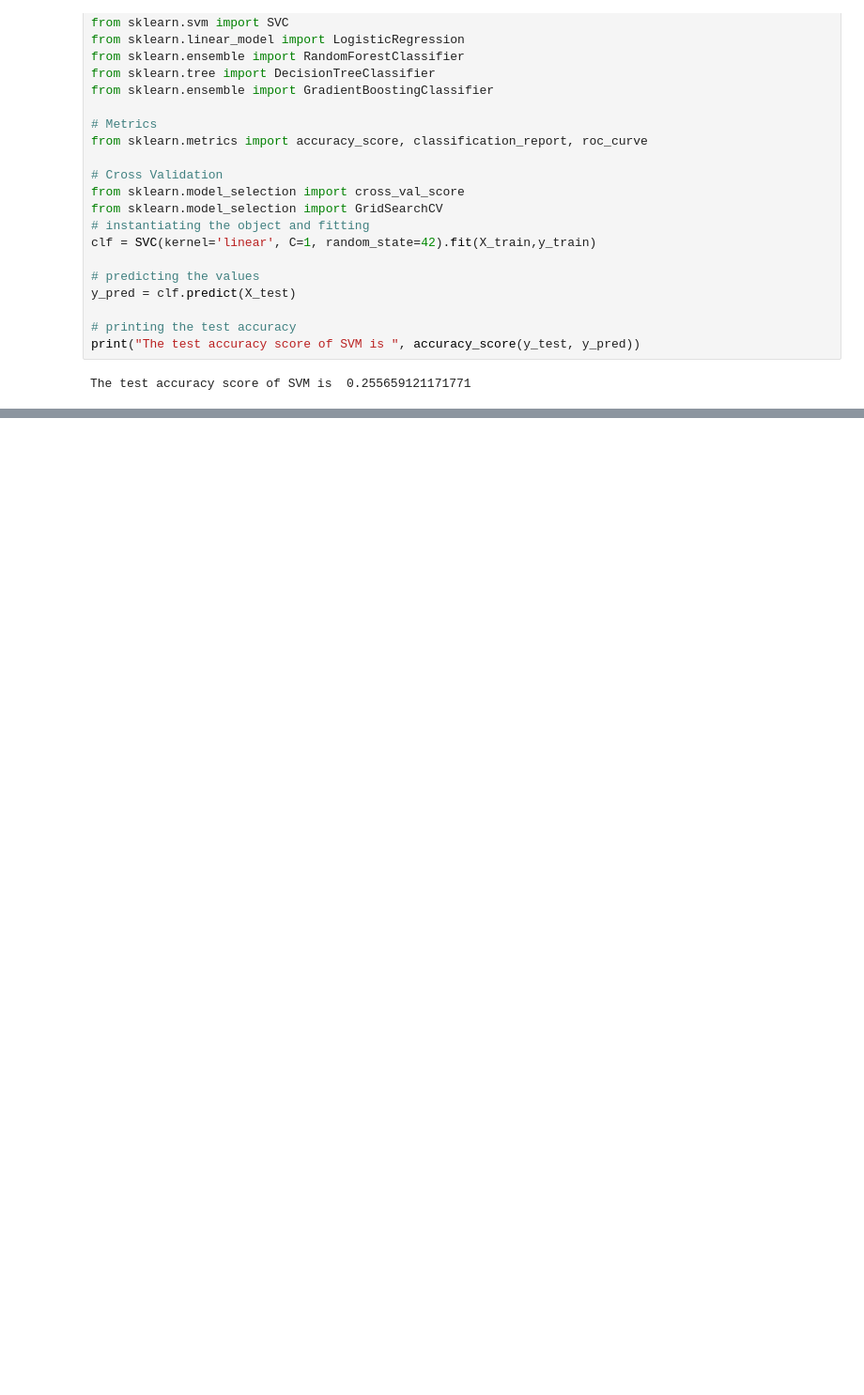
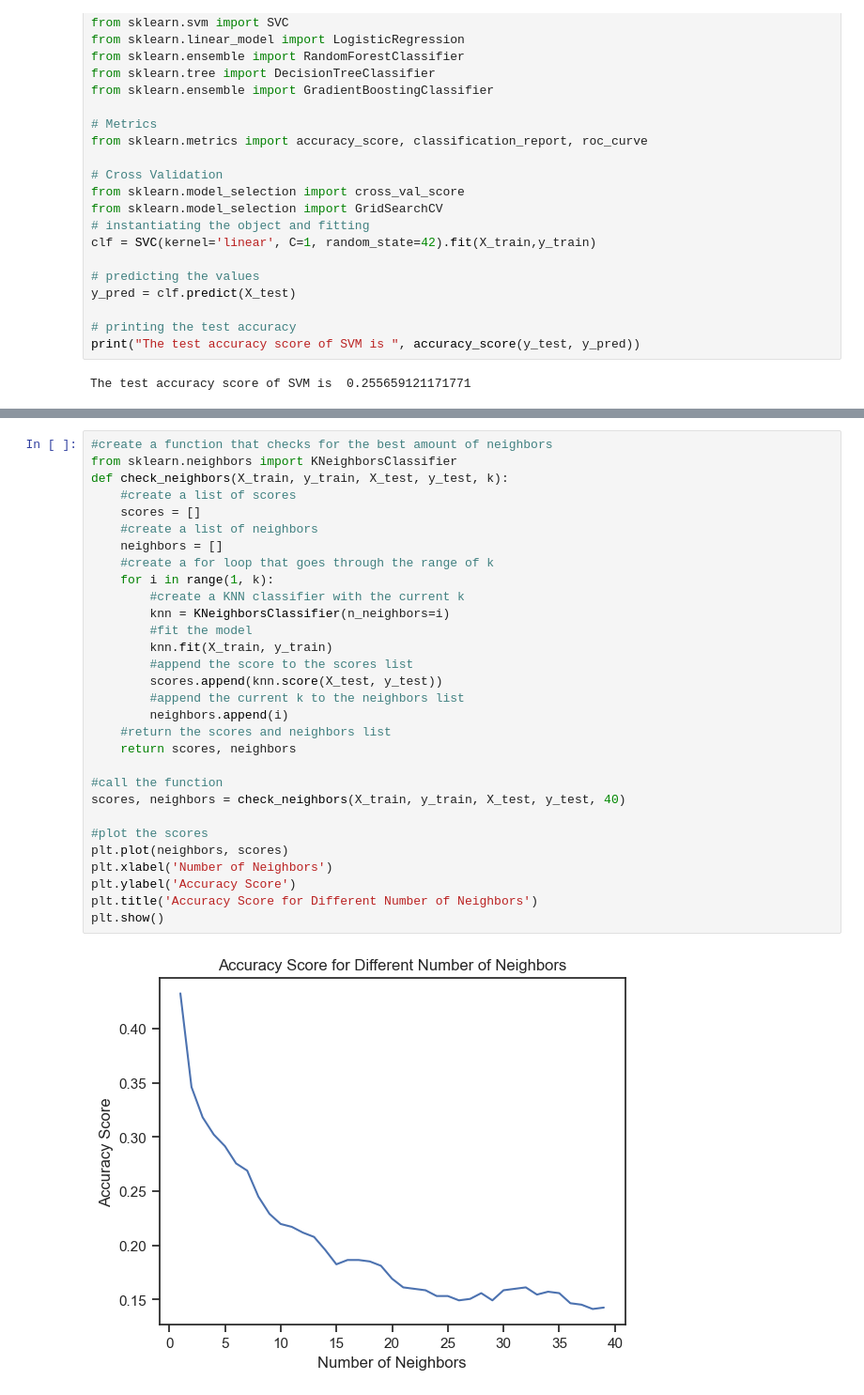
Before and after one commit to mynamescheff/ds-salaries, a Jupyter notebook: salaries_eda.ipynb, the cells around one changed output, grey strips where cells are left out. Shown at 94% size. Cells and saved outputs as stored; diff of their text form; blank space fills up the shorter version.

```diff
--- a/salaries_eda.ipynb
+++ b/salaries_eda.ipynb
@@ -197,0 +335,32 @@ print("The test accuracy score of Gradient Boosting Classifier is ", accuracy_sc
+# %%
+#create a function that checks for the best amount of neighbors
+from sklearn.neighbors import KNeighborsClassifier
+def check_neighbors(X_train, y_train, X_test, y_test, k):
+    #create a list of scores
+    scores = []
+    #create a list of neighbors
+    neighbors = []
+    #create a for loop that goes through the range of k
+    for i in range(1, k):
+        #create a KNN classifier with the current k
+        knn = KNeighborsClassifier(n_neighbors=i)
+        #fit the model
+        knn.fit(X_train, y_train)
+        #append the score to the scores list
+        scores.append(knn.score(X_test, y_test))
+        #append the current k to the neighbors list
+        neighbors.append(i)
+    #return the scores and neighbors list
+    return scores, neighbors
+
+#call the function
+scores, neighbors = check_neighbors(X_train, y_train, X_test, y_test, 40)
+
+#plot the scores
+plt.plot(neighbors, scores)
+plt.xlabel('Number of Neighbors')
+plt.ylabel('Accuracy Score')
+plt.title('Accuracy Score for Different Number of Neighbors')
+plt.show()
+# %% [output]
+[figure, added]
```
Also changed, not shown: parts of 11 cells of this notebook, 5 other files.
